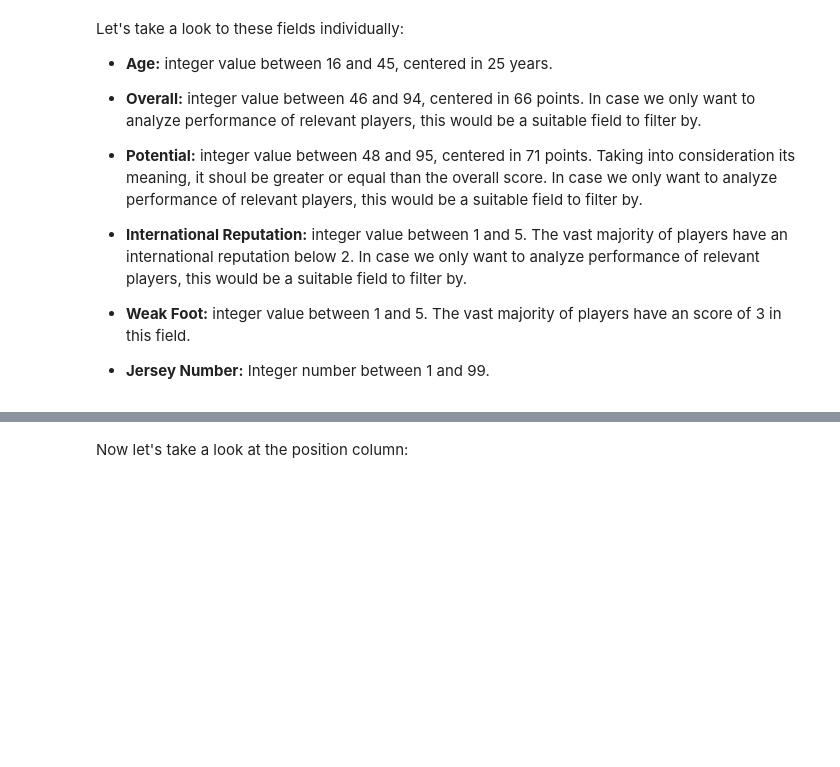
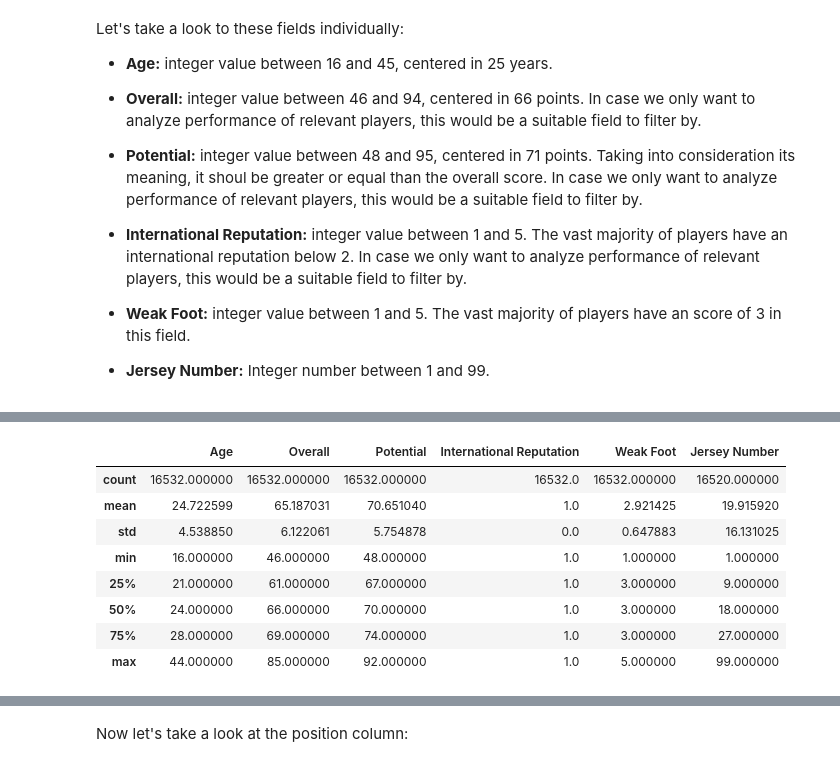
Before and after one commit to dalarconro/FIFA18_Python_Analysis, a Jupyter notebook: notebooks/01_exploration.ipynb, the cells around one changed output, grey strips where cells are left out. Drawn from its saved outputs; the diff is of its cells as text; code cells hidden in the pictures; blank space fills up the shorter version.

```diff
--- a/notebooks/01_exploration.ipynb
+++ b/notebooks/01_exploration.ipynb
@@ -300,0 +323,14 @@ Let's take a look to these fields individually:
+# %%
+unknown_players = fifa_reduced.loc[(fifa_reduced['International Reputation'] == 1)]
+
+unknown_players.describe()
+# %% [output]
+|  | Age | Overall | Potential | International Reputation | Weak Foot | Jersey Number |
+| count | 16532.000000 | 16532.000000 | 16532.000000 | 16532.0 | 16532.000000 | 16520.000000 |
+| mean | 24.722599 | 65.187031 | 70.651040 | 1.0 | 2.921425 | 19.915920 |
+| std | 4.538850 | 6.122061 | 5.754878 | 0.0 | 0.647883 | 16.131025 |
+| min | 16.000000 | 46.000000 | 48.000000 | 1.0 | 1.000000 | 1.000000 |
+| 25% | 21.000000 | 61.000000 | 67.000000 | 1.0 | 3.000000 | 9.000000 |
+| 50% | 24.000000 | 66.000000 | 70.000000 | 1.0 | 3.000000 | 18.000000 |
+| 75% | 28.000000 | 69.000000 | 74.000000 | 1.0 | 3.000000 | 27.000000 |
+| max | 44.000000 | 85.000000 | 92.000000 | 1.0 | 5.000000 | 99.000000 |
```
Also changed, not shown: parts of 23 cells of this notebook.
